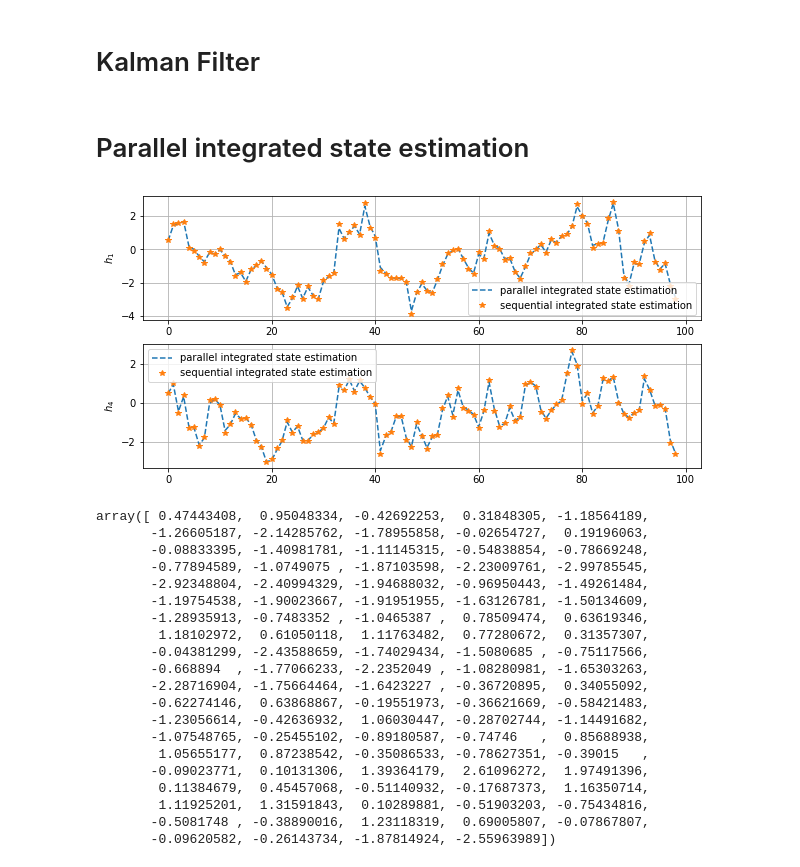
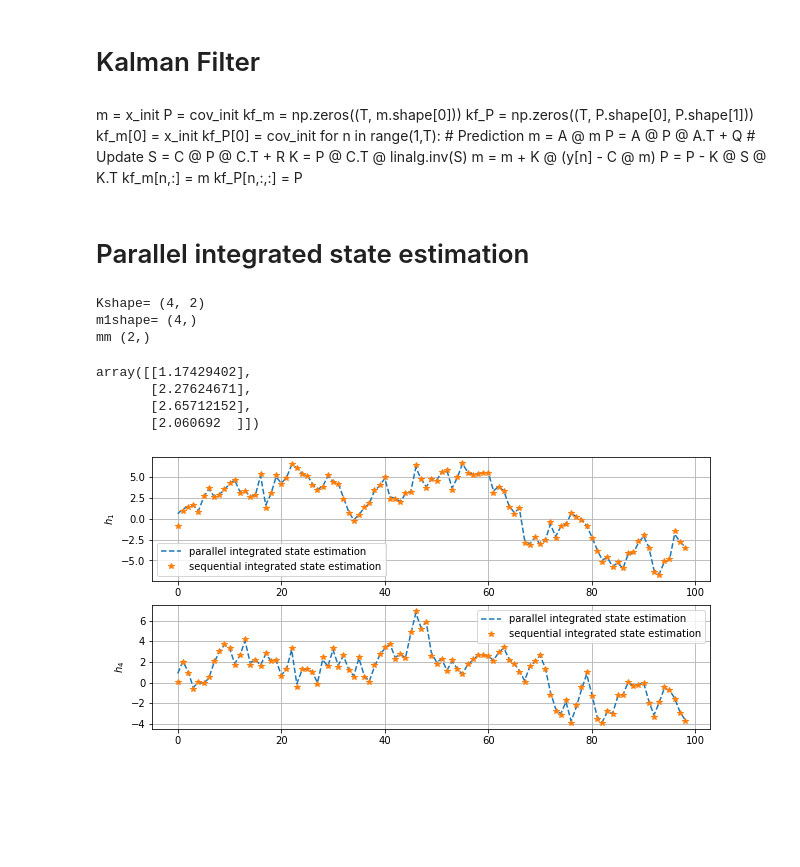
Before and after one commit to Fatemeh-Yaghoobi/Parallel-integrated-method, a Jupyter notebook: BFS-Project.ipynb, the cells around one changed output. Saved outputs shown, nothing was run; the diff lists cells and outputs as text; code cells hidden in the pictures; blank space fills up the shorter version.

```diff
--- a/BFS-Project.ipynb
+++ b/BFS-Project.ipynb
@@ -11,7 +12,7 @@ import KF_Library as kf
 # %% [markdown]
 # Model parameters
 # %%
-l = 10
+l = 4
 T = 100*l
 t1 = np.arange(T)
 A = np.array([[0.8499, 0.0350, 0.0240, 0.0431],
@@ -28,8 +29,8 @@ R = np.eye(2)
 
 nx = np.shape(Q)[0]
 ny = np.shape(R)[0]
-q = 0.5*np.random.multivariate_normal(np.zeros(nx), Q, T)
-r = 0.5*np.random.multivariate_normal(np.zeros(ny), R,  T//l)
+q = np.random.multivariate_normal(np.zeros(nx), Q, T)
+r = np.random.multivariate_normal(np.zeros(ny), R,  T//l)
 # %% [markdown]
 # Initialization
 # %%
@@ -41,9 +42,11 @@ cov_init = np.diag([1., 1., 1., 1.])
 x = np.zeros((T,nx))
 h = np.zeros((T//l,nx))
 y = np.zeros((T//l,ny))
-x[0] = x_init
-for i in range(1,T):
-    x[i] = A @ x[i-1] + q[i-1]
+# x[0] = x_init
+x_model = x_init
+for i in range(T):
+    x_model = A @ x_model + q[i-1]
+    x[i] = x_model #A @ x[i-1] + q[i-1]
     if i%l == 0:
 #         print(x[i-l+1:i+1, :])
         h[i//l ] = 1/l * np.sum(x[i-l+1:i+1, :], axis=0)
@@ -181,3 +167,21 @@ for n in range(T):
+# %% [markdown]
+m = x_init
+P = cov_init
+kf_m = np.zeros((T, m.shape[0]))
+kf_P = np.zeros((T, P.shape[0], P.shape[1]))
+kf_m[0] = x_init
+kf_P[0] = cov_init
+for n in range(1,T):
+    # Prediction
+    m = A @ m
+    P = A @ P @ A.T + Q
+    # Update
+    S = C @ P @ C.T + R
+    K = P @ C.T @ linalg.inv(S)
+    m = m + K @ (y[n] - C @ m)
+    P = P - K @ S @ K.T
+    kf_m[n,:] = m
+    kf_P[n,:,:] = P
 # %% [markdown]
 # Parallel integrated state estimation
 # %%
@@ -190,45 +194,33 @@ KF_P = []
 for k in range(l,len(kf_res),l):
     KF_m.append(kf_res[k]['b'])
     KF_P.append(kf_res[k]['C'])
-kf_m = np.array(KF_m).reshape(-1,4)
+kf_m_par = np.array(KF_m).reshape(-1,4)
+# %% [output]
+Kshape= (4, 2)
+m1shape= (4,)
+mm (2,)
+# %%
+kf_res[8]['b']
+# %% [output]
+array([[1.17429402],
+       [2.27624671],
+       [2.65712152],
+       [2.060692  ]])
 # %%
 
 plt.figure(figsize = (10,5))
 plt.subplot(211)
-plt.plot(kf_m[:,0],'--',label = 'parallel integrated state estimation')
+plt.plot(kf_m_par[:,0],'--',label = 'parallel integrated state estimation')
 plt.plot(h_hat[1:,0], '*', label = 'sequential integrated state estimation')
 plt.ylabel('$h_1$')
 plt.legend()
 plt.grid()
 
 plt.subplot(212)
-plt.plot(kf_m[:,3],'--',label = 'parallel integrated state estimation')
+plt.plot(kf_m_par[:,3],'--',label = 'parallel integrated state estimation')
 plt.plot(h_hat[1:,3], '*', label = 'sequential integrated state estimation')
 plt.ylabel('$h_4$')
 plt.legend()
 plt.grid()
 # %% [output]
-[figure, old version]
+[figure, new version]
-# %%
-kf_m[:,3]
-# %% [output]
-array([ 0.47443408,  0.95048334, -0.42692253,  0.31848305, -1.18564189,
-       -1.26605187, -2.14285762, -1.78955858, -0.02654727,  0.19196063,
-       -0.08833395, -1.40981781, -1.11145315, -0.54838854, -0.78669248,
-       -0.77894589, -1.0749075 , -1.87103598, -2.23009761, -2.99785545,
-       -2.92348804, -2.40994329, -1.94688032, -0.96950443, -1.49261484,
-       -1.19754538, -1.90023667, -1.91951955, -1.63126781, -1.50134609,
-       -1.28935913, -0.7483352 , -1.0465387 ,  0.78509474,  0.63619346,
-        1.18102972,  0.61050118,  1.11763482,  0.77280672,  0.31357307,
-       -0.04381299, -2.43588659, -1.74029434, -1.5080685 , -0.75117566,
-       -0.668894  , -1.77066233, -2.2352049 , -1.08280981, -1.65303263,
-       -2.28716904, -1.75664464, -1.6423227 , -0.36720895,  0.34055092,
-       -0.62274146,  0.63868867, -0.19551973, -0.36621669, -0.58421483,
-       -1.23056614, -0.42636932,  1.06030447, -0.28702744, -1.14491682,
-       -1.07548765, -0.25455102, -0.89180587, -0.74746   ,  0.85688938,
-        1.05655177,  0.87238542, -0.35086533, -0.78627351, -0.39015   ,
-       -0.09023771,  0.10131306,  1.39364179,  2.61096272,  1.97491396,
-        0.11384679,  0.45457068, -0.51140932, -0.17687373,  1.16350714,
-        1.11925201,  1.31591843,  0.10289881, -0.51903203, -0.75434816,
-       -0.5081748 , -0.38890016,  1.23118319,  0.69005807, -0.07867807,
-       -0.09620582, -0.26143734, -1.87814924, -2.55963989])
```
Also changed, not shown: parts of 8 cells of this notebook, 1 other file.
